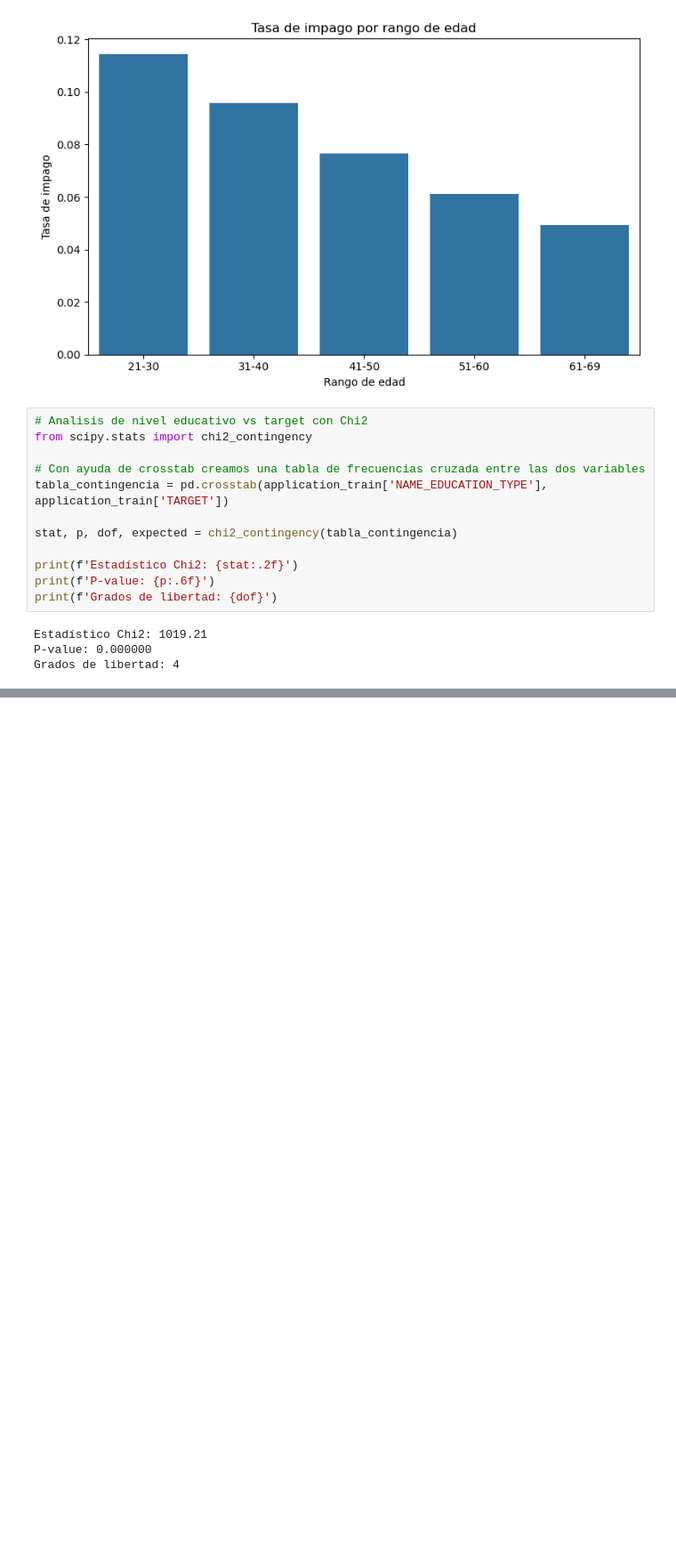
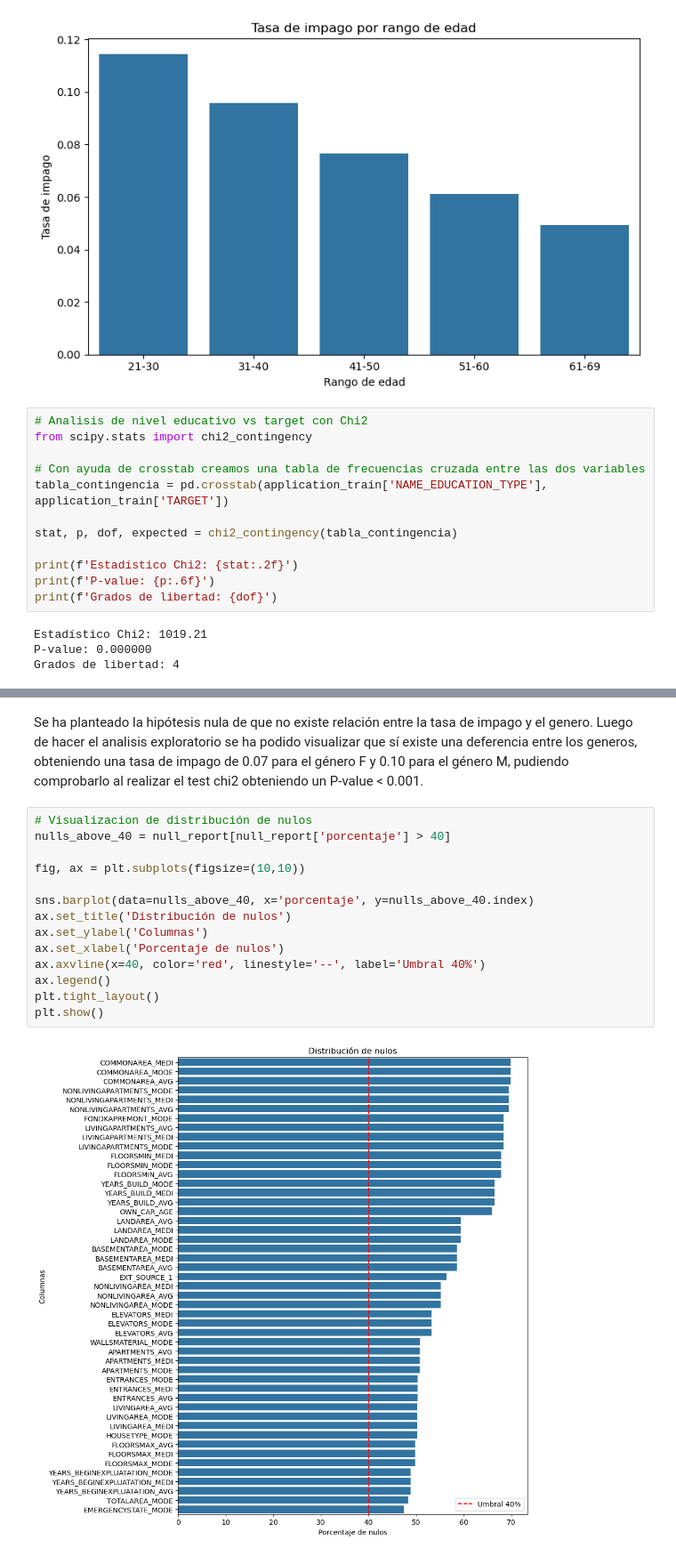
Before and after one commit to CarlosECI/credit_default_risk, a Jupyter notebook: Notebooks/01_eda.ipynb, the cells around one changed output, grey strips where cells are left out. Shown at 89% size. Saved outputs shown, nothing was run; the diff lists cells and outputs as text; blank space fills up the shorter version.

```diff
--- a/Notebooks/01_eda.ipynb
+++ b/Notebooks/01_eda.ipynb
@@ -566,0 +625,18 @@ Basado en el resultado obtenido con Chi2 donde p-value es menor a 0.001 podemos
+# %% [markdown]
+Se ha planteado la hipótesis nula de que no existe relación entre la tasa de impago y el genero. Luego de hacer el analisis exploratorio se ha podido visualizar que sí existe una deferencia entre los generos, obteniendo una tasa de impago de 0.07 para el género F y 0.10 para el género M, pudiendo comprobarlo al realizar el test chi2 obteniendo un P-value < 0.001.
+# %%
+# Visualizacion de distribución de nulos
+nulls_above_40 = null_report[null_report['porcentaje'] > 40]
+
+fig, ax = plt.subplots(figsize=(10,10))
+
+sns.barplot(data=nulls_above_40, x='porcentaje', y=nulls_above_40.index)
+ax.set_title('Distribución de nulos')
+ax.set_ylabel('Columnas')
+ax.set_xlabel('Porcentaje de nulos')
+ax.axvline(x=40, color='red', linestyle='--', label='Umbral 40%')
+ax.legend()
+plt.tight_layout()
+plt.show()
+# %% [output]
+[figure, added]
```
Also changed, not shown: parts of 6 cells of this notebook, 1 other file.
